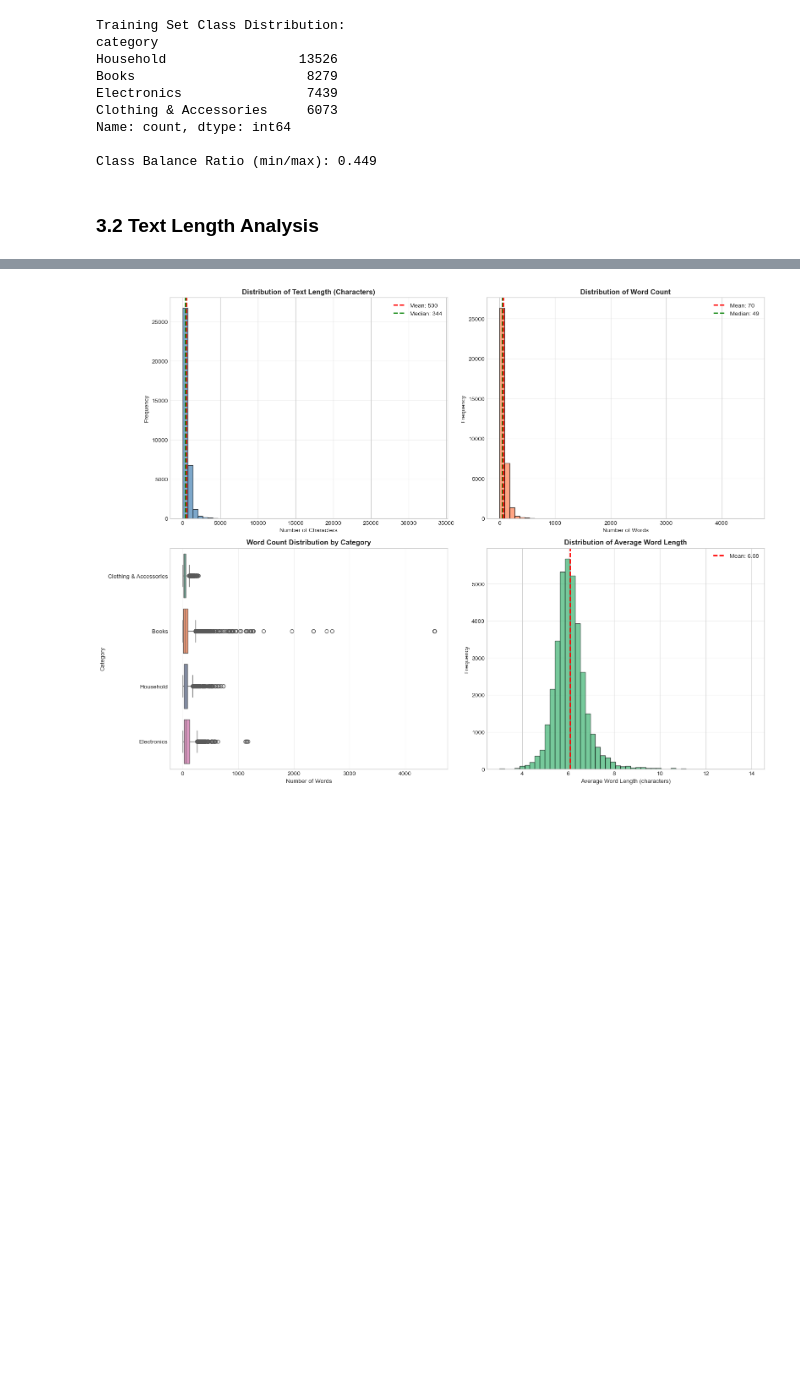
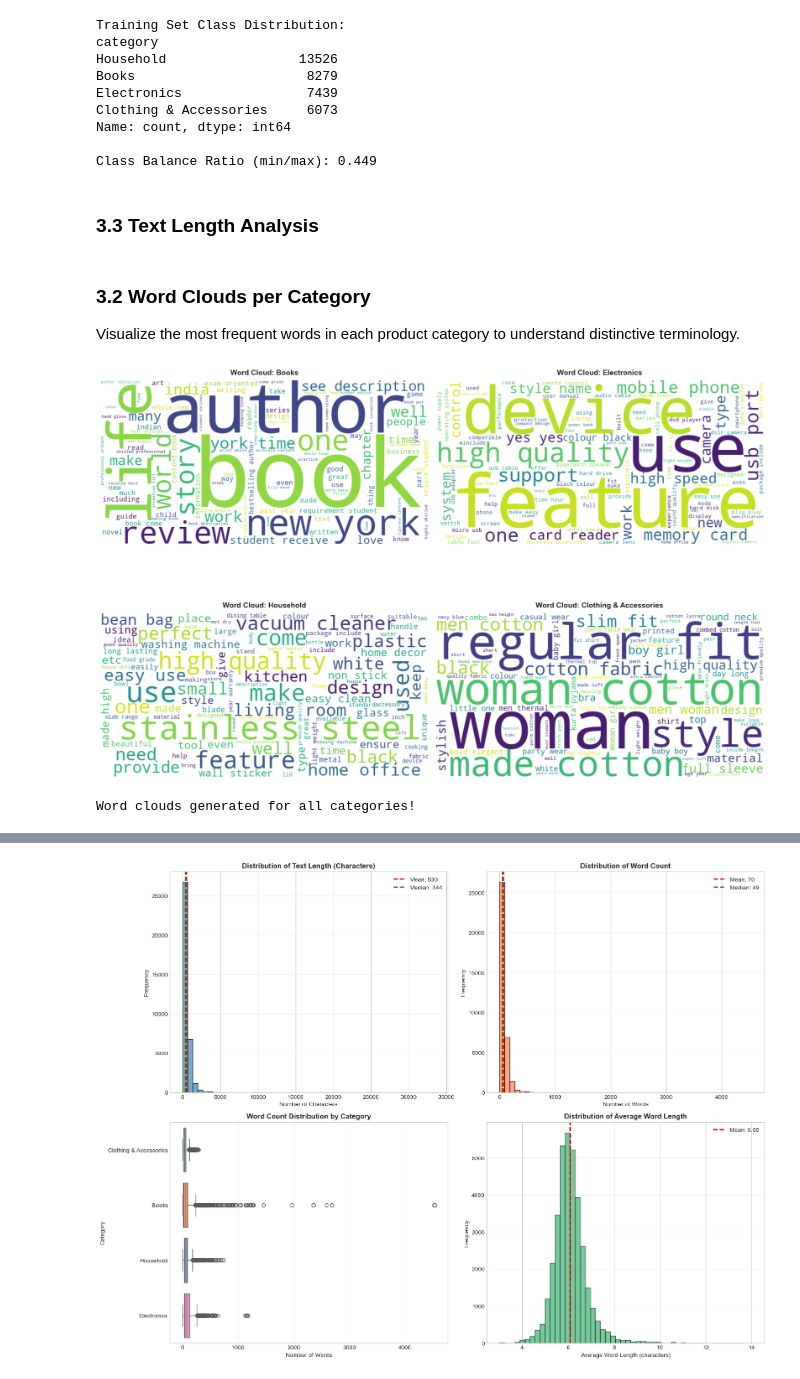
Before and after one commit to muhirwaJD/text_classification, a Jupyter notebook: models/logistic_regression/traditional_ml_classification.ipynb, the cells around one changed output, grey strips where cells are left out. Drawn from its saved outputs; the diff is of its cells as text; code cells hidden in the pictures; blank space fills up the shorter version.

```diff
--- a/models/logistic_regression/traditional_ml_classification.ipynb
+++ b/models/logistic_regression/traditional_ml_classification.ipynb
@@ -215,7 +222,46 @@ Name: count, dtype: int64
 
 Class Balance Ratio (min/max): 0.449
 # %% [markdown]
-### 3.2 Text Length Analysis
+### 3.3 Text Length Analysis
+# %% [markdown]
+### 3.2 Word Clouds per Category
+
+Visualize the most frequent words in each product category to understand distinctive terminology.
+# %%
+# Create word clouds for each category
+fig, axes = plt.subplots(2, 2, figsize=(18, 14))
+categories = train_df['category'].unique()
+
+for idx, category in enumerate(categories):
+    ax = axes[idx // 2, idx % 2]
+
+    # Get all text for this category
+    category_text = ' '.join(train_df[train_df['category'] == category]['text'].astype(str))
+
+    # Generate word cloud
+    wordcloud = WordCloud(
+        width=800,
+        height=400,
+        background_color='white',
+        colormap='viridis',
+        max_words=100,
+        relative_scaling=0.5,
+        min_font_size=10
+    ).generate(category_text)
+
+    # Display word cloud
+    ax.imshow(wordcloud, interpolation='bilinear')
+    ax.set_title(f'Word Cloud: {category}', fontsize=14, fontweight='bold', pad=10)
+    ax.axis('off')
+
+plt.tight_layout()
+plt.savefig('../../results/logistic_regression/word_clouds.png', dpi=300, bbox_inches='tight')
+plt.show()
+
+print("Word clouds generated for all categories!")
+# %% [output]
+[figure, added]
+Word clouds generated for all categories!
 # %%
 # Calculate text statistics
 def calculate_text_stats(df):
```
Also changed, not shown: parts of 30 cells of this notebook, 10 other files.
